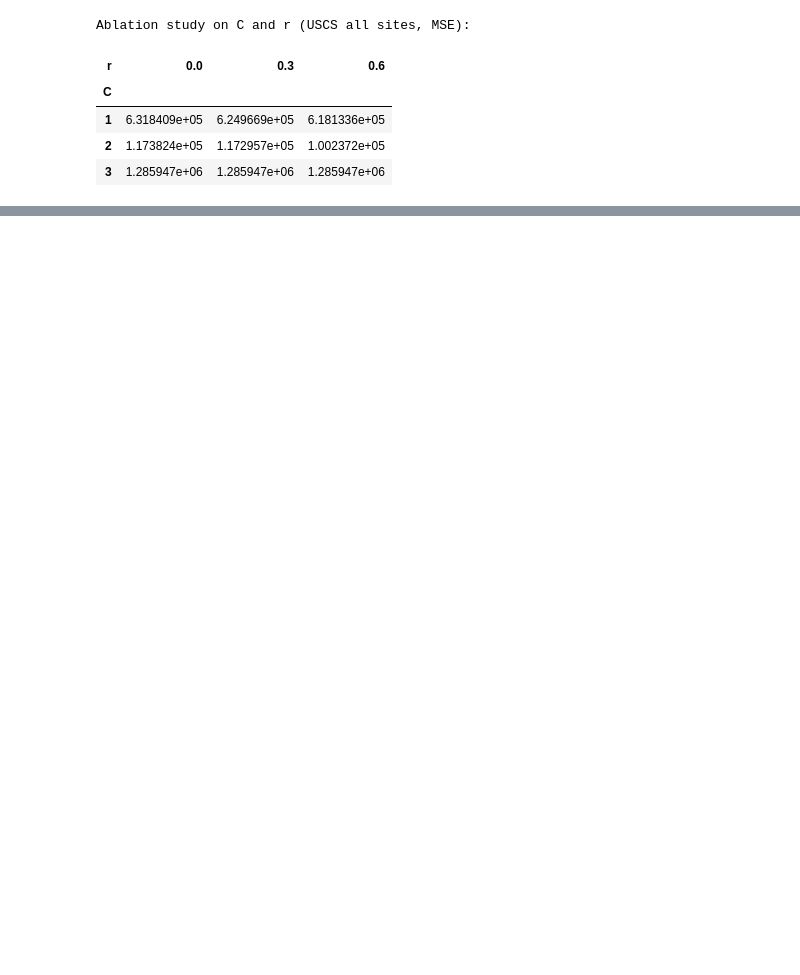
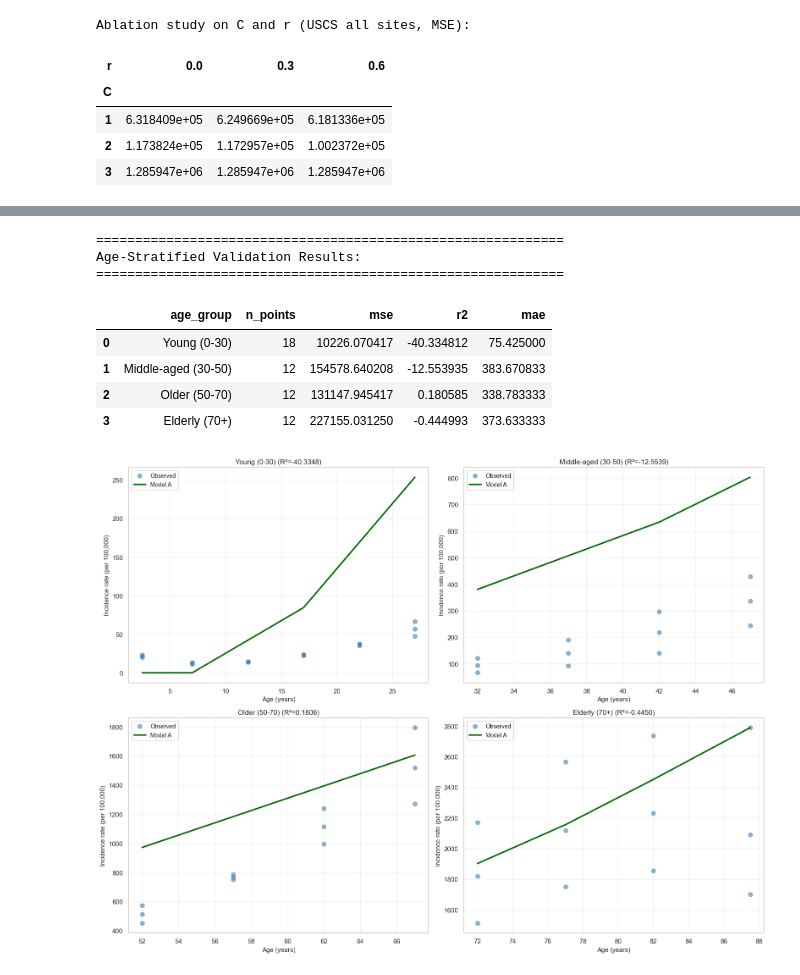
Before and after one commit to zorinayu/GenomicInfoSci-CancerRiskAnalysis, a Jupyter notebook: notebooks/model_a_probabilistic.ipynb, the cells around one changed output, grey strips where cells are left out. Saved outputs shown, nothing was run; the diff lists cells and outputs as text; code cells hidden in the pictures; blank space fills up the shorter version.

```diff
--- a/notebooks/model_a_probabilistic.ipynb
+++ b/notebooks/model_a_probabilistic.ipynb
@@ -798,0 +913,78 @@ Ablation study on C and r (USCS all sites, MSE):
+# %%
+# 8.3 Age-Stratified Validation
+
+# Evaluate model performance across different age ranges
+TARGET_YEAR = 2020
+ages_val, rates_val = prepare_age_incidence_data(all_sites_age_inc, target_year=TARGET_YEAR)
+
+model_val = MutationAccumulationModel(p=7.5e-10, M=500000, divisions_per_year=1.85, C=2)
+pred_val = model_val.predict_scaled(ages_val, scale_to_max=rates_val.max())
+
+# Define age groups
+age_groups = [
+    (0, 30, "Young (0-30)"),
+    (30, 50, "Middle-aged (30-50)"),
+    (50, 70, "Older (50-70)"),
+    (70, 100, "Elderly (70+)")
+]
+
+age_stratified_results = []
+
+for age_min, age_max, label in age_groups:
+    mask = (ages_val >= age_min) & (ages_val < age_max)
+    if mask.sum() > 0:
+        ages_group = ages_val[mask]
+        rates_group = rates_val[mask]
+        pred_group = pred_val[mask]
+
+        mse_group = mean_squared_error(rates_group, pred_group)
+        r2_group = r2_score(rates_group, pred_group)
+        mae_group = mean_absolute_error(rates_group, pred_group)
+
+        age_stratified_results.append({
+            'age_group': label,
+            'n_points': len(ages_group),
+            'mse': mse_group,
+            'r2': r2_group,
+            'mae': mae_group
+        })
+
+age_strat_df = pd.DataFrame(age_stratified_results)
+
+print(f"\n{'='*60}")
+print(f"Age-Stratified Validation Results:")
+print(f"{'='*60}")
+display(age_strat_df)
+
+# Visualization
+fig, axes = plt.subplots(2, 2, figsize=(16, 12))
+axes = axes.flatten()
+
+for idx, (age_min, age_max, label) in enumerate(age_groups):
+    mask = (ages_val >= age_min) & (ages_val < age_max)
+    if mask.sum() > 0:
+        ages_group = ages_val[mask]
+        rates_group = rates_val[mask]
+        pred_group = pred_val[mask]
+        r2_group = age_strat_df[age_strat_df['age_group'] == label]['r2'].values[0]
+
+        axes[idx].scatter(ages_group, rates_group, alpha=0.6, s=50, color='steelblue', label='Observed', zorder=2)
+        axes[idx].plot(ages_group, pred_group, linewidth=2.5, color='darkgreen', label='Model A', zorder=3)
+        axes[idx].set_xlabel('Age (years)', fontsize=11)
+        axes[idx].set_ylabel('Incidence rate (per 100,000)', fontsize=11)
+        axes[idx].set_title(f'{label} (R²={r2_group:.4f})', fontsize=12)
+        axes[idx].legend(fontsize=10)
+        axes[idx].grid(True, alpha=0.3)
+
+plt.tight_layout()
+plt.show()
+# %% [output]
+============================================================
+Age-Stratified Validation Results:
+============================================================
+|  | age_group | n_points | mse | r2 | mae |
+| 0 | Young (0-30) | 18 | 10226.070417 | -40.334812 | 75.425000 |
+| 1 | Middle-aged (30-50) | 12 | 154578.640208 | -12.553935 | 383.670833 |
+| 2 | Older (50-70) | 12 | 131147.945417 | 0.180585 | 338.783333 |
+| 3 | Elderly (70+) | 12 | 227155.031250 | -0.444993 | 373.633333 |
+[figure, added]
```
Also changed, not shown: parts of 7 cells of this notebook, 7 other files.
